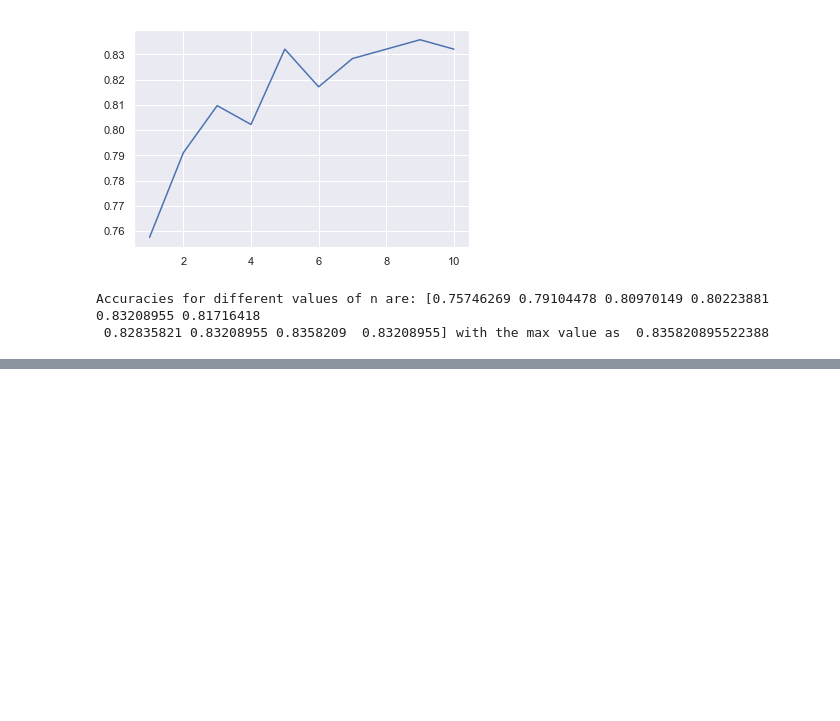
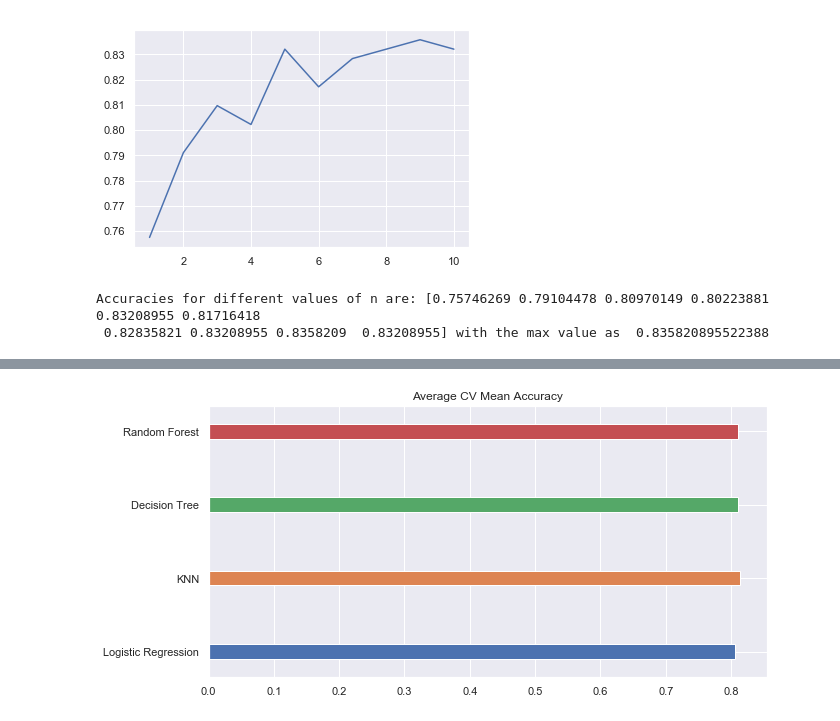
Before and after one commit to ShilpaGopal/machine-learning-problems, a Jupyter notebook: titanic/Titanic_EDA_Prediction.ipynb, the cells around one changed output, grey strips where cells are left out. Saved outputs shown, nothing was run; the diff lists cells and outputs as text; code cells hidden in the pictures; blank space fills up the shorter version.

```diff
--- a/titanic/Titanic_EDA_Prediction.ipynb
+++ b/titanic/Titanic_EDA_Prediction.ipynb
@@ -512,0 +573,8 @@ Accuracies for different values of n are: [0.75746269 0.79104478 0.80970149 0.80
+# %%
+models_result['CV Mean'].plot.barh(width=0.2)
+plt.title('Average CV Mean Accuracy')
+fig = plt.gcf()
+fig.set_size_inches(10,5)
+plt.show()
+# %% [output]
+[figure, added]
```
Also changed, not shown: parts of 7 cells of this notebook.
